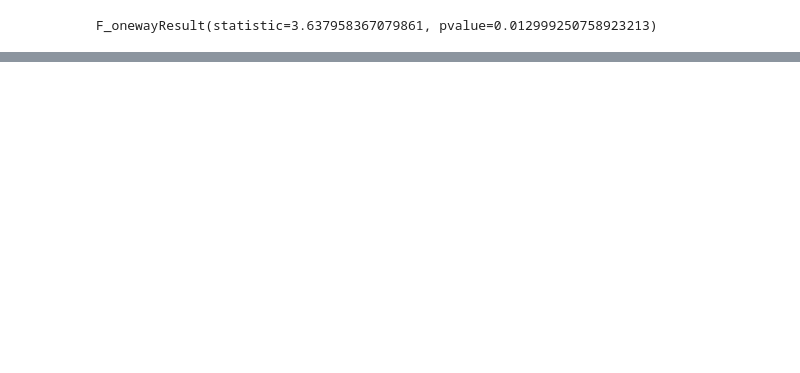
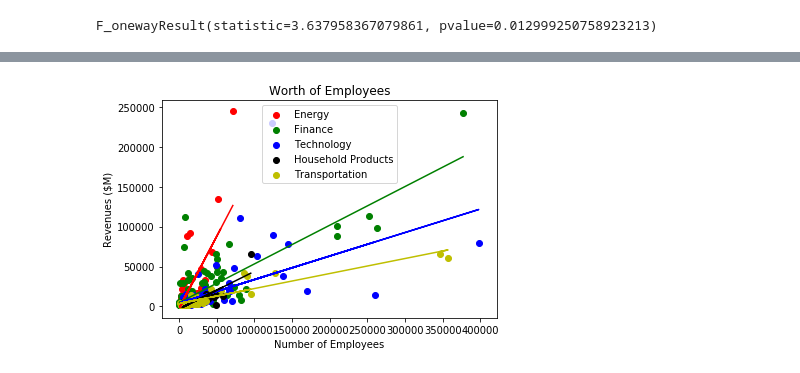
Before and after one commit to yujinie-choi/data_project_one, a Jupyter notebook: Charts_consolidated-Copy1.ipynb, the cells around one changed output, grey strips where cells are left out. Saved outputs shown, nothing was run; the diff lists cells and outputs as text; code cells hidden in the pictures; blank space fills up the shorter version.

```diff
--- a/Charts_consolidated-Copy1.ipynb
+++ b/Charts_consolidated-Copy1.ipynb
@@ -12,5 +12,6 @@ from textwrap import wrap
 # %%
 # Import Davis' dataframe for Question 1
 
-df = pd.read_csv("Resources/file.csv")
-df.head()
+company = "Resources/basic1000data.csv"
+fortune1_df = pd.read_csv(company)
+fortune1_df.head()
@@ -599,0 +722,37 @@ stats.ttest_ind(sector1, sector2, equal_var=False)
+# %%
+plt.scatter(Energy['employees'], Energy["revenue"], color = 'r', label = 'Energy')
+plt.scatter(finance['employees'], finance["revenue"], color = 'g',label = 'Finance')
+plt.scatter(tech['employees'], tech["revenue"], color = 'b',label = 'Technology')
+plt.scatter(household['employees'], household["revenue"], color = 'k',label = 'Household Products')
+plt.scatter(transportation['employees'], transportation["revenue"], color = 'y', label = 'Transportation')
+
+plt.legend()
+
+plt.xlabel("Number of Employees")
+plt.ylabel("Revenues ($M)")
+plt.title("Worth of Employees")
+
+#regression lines
+(slope, intercept, _, _, _) = stats.linregress(Energy["employees"], Energy["revenue"])
+plt.plot(Energy['employees'],intercept + slope*Energy['employees'], 'r')
+energy_slope = slope
+
+(slope2, intercept2, _, _, _) = stats.linregress(finance["employees"], finance["revenue"])
+plt.plot(finance['employees'],intercept2 + slope2*finance['employees'], 'g')
+finance_slope = slope2
+
+(slope3, intercept3, _, _, _) = stats.linregress(tech["employees"], tech["revenue"])
+plt.plot(tech['employees'],intercept3 + slope3*tech['employees'], 'b')
+tech_slope = slope3
+
+(slope4, intercept4, _, _, _) = stats.linregress(household["employees"], household["revenue"])
+plt.plot(household['employees'],intercept4 + slope4*household['employees'], 'k')
+household_slope = slope4
+
+(slope5, intercept5, _, _, _) = stats.linregress(transportation["employees"], transportation["revenue"])
+plt.plot(transportation['employees'],intercept5 + slope5*transportation['employees'], 'y')
+transportation_slope = slope5
+
+plt.savefig('Images/energyfinancetechhousetrans.png')
+# %% [output]
+[figure, added]
```
Also changed, not shown: parts of 32 cells of this notebook, 2 other files.
